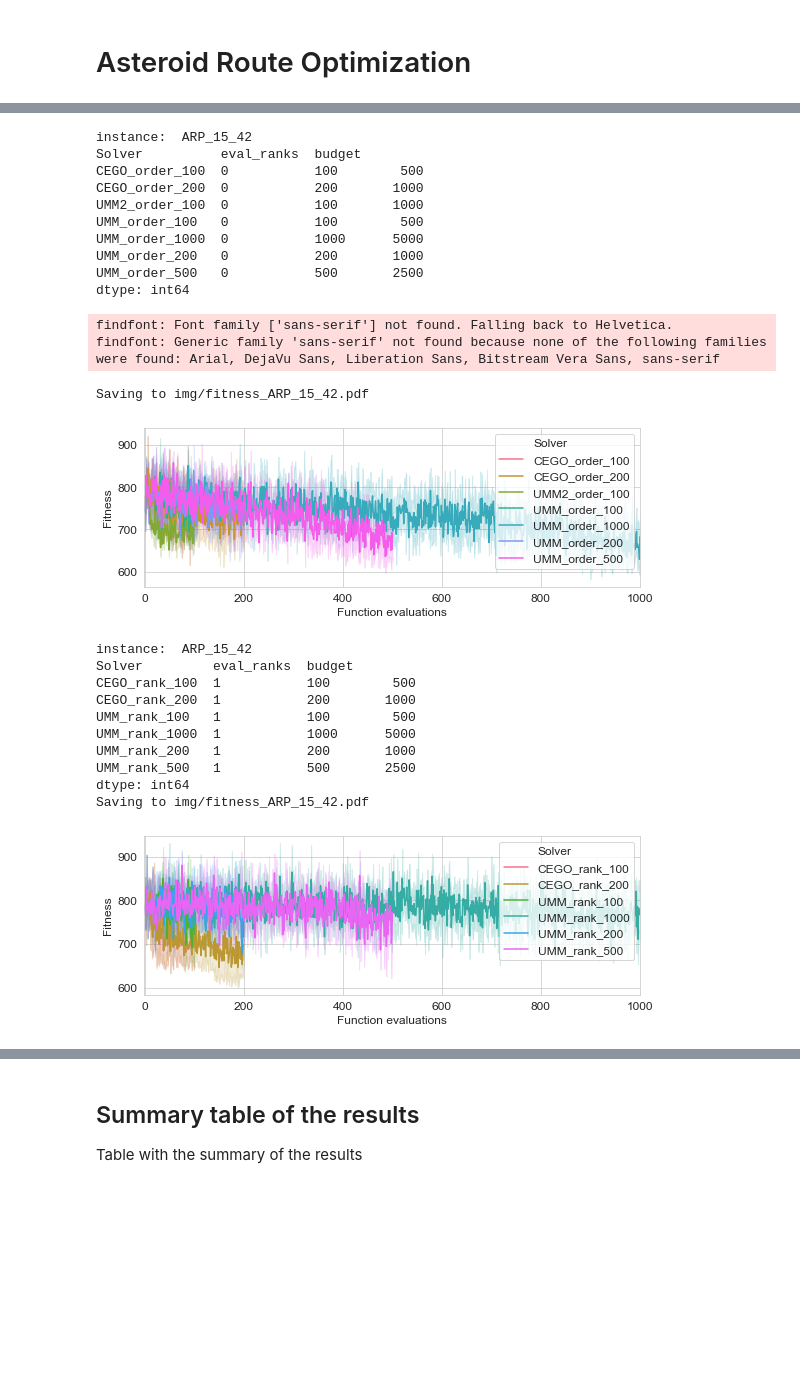
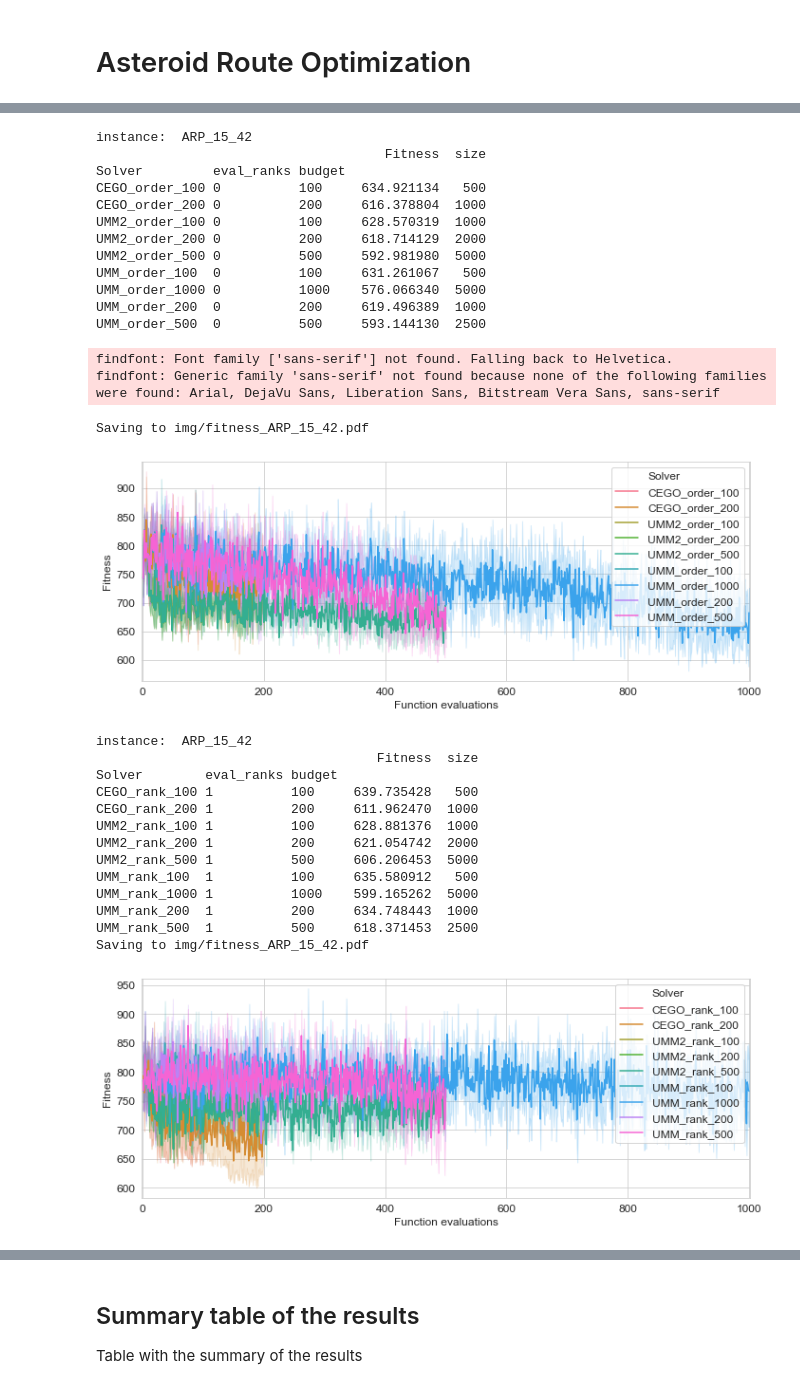
Before and after one commit to MLopez-Ibanez/AsteroidRoutingProblem, a Jupyter notebook: 4-analysis.ipynb, the cells around one changed output, grey strips where cells are left out. Saved outputs shown, nothing was run; the diff lists cells and outputs as text; code cells hidden in the pictures; blank space fills up the shorter version.

```diff
--- a/4-analysis.ipynb
+++ b/4-analysis.ipynb
@@ -63,7 +62,6 @@ def read_alldata(pat="./results/**/*.csv.xz"):
         tmp = pd.read_csv(filename)
         print(filename)
         #tmp.instance = tmp.instance.str.replace('pfsp/','pfsp_cmax/')
-        tmp.instance = 'ARP_'+ tmp.instance
         if "dist_hamming" in filename:
             tmp['Distance'] = "hamming"
         elif "dist_kendall" in filename:
@@ -77,7 +75,13 @@ def read_alldata(pat="./results/**/*.csv.xz"):
         tmp['Solver'] += '_'
         tmp['Solver'] += tmp.budget.astype(str)
         lis.append(tmp)
-    return pd.concat(lis, sort = True)
+    df = pd.concat(lis, sort = True)
+    # Fix instance names
+    df['Instance'] = [i[-1] for i in df.instance.str.split('/').values]
+    df['Instance'] = df['Instance'].str.replace('.txt','', regex=False).str.replace('.dat', '', regex=False)
+    # Let's include the name just to be clear in the output.
+    df['instance'] = 'ARP_' + df['instance']
+    return df
 
 def check_runs(df, nruns):
     df2 = df.groupby(['Solver', 'instance','Distance',"eval_ranks","budget","Function evaluations"])['seed'].sum()
@@ -177,53 +181,60 @@ Plot the fitness along iteration of the instances in the paper, LOP and PFSP
 # %%
 def plot_fitness(df, inst):
-    subdf = df[df.instance.str.contains(inst)].sort_values('Solver')
     print("instance: ", inst)
-    print(subdf.groupby(['Solver', 'eval_ranks','budget' ]).size())
-    if len(subdf) == 0: return
-    plt.figure(figsize=(8,3))
+    if len(df) == 0: return
+    df_fitness = df.groupby(['Solver', 'eval_ranks','budget','seed']).Fitness.min().reset_index()
+    df_fitness = df_fitness.pivot_table(index=['Solver', 'eval_ranks','budget'], values='Fitness')
+    df_fitness['size'] = df.groupby(['Solver', 'eval_ranks','budget'])['Fitness'].size()
+    print(df_fitness)
+    budget = df.budget.max()
+    plt.figure(figsize=(10,4))
     val_opt = None #get_opt(inst)
-    budget = subdf.budget.max()
     if val_opt is not None:
         print("optimum: ", val_opt)
         plt.plot([0,budget],[val_opt,val_opt])
     palette = sns.color_palette("husl", subdf['Solver'].nunique())
-    g = sns.lineplot(x='Function evaluations', y='Fitness', hue='Solver', data=subdf, palette=palette)
+    g = sns.lineplot(x='Function evaluations', y='Fitness', hue='Solver', data=df, palette=palette)
     g.set(xlim=(-1, budget+1))
     plt.tight_layout()
-    filename = 'img/fitness_' + subdf.instance.iloc[0].replace('/','_').replace('.','_') + '.pdf'
+    filename = 'img/fitness_' + df.instance.iloc[0].replace('/','_').replace('.','_') + '.pdf'
     print("Saving to " + filename)
     plt.savefig(filename)
     plt.show()
 
-matplotlib.rcParams['font.size'] = 12
-sel_insts = df.instance.unique()
-for inst in sel_insts:
+sel_inst = df.instance.unique()
+for inst in sel_inst:
     for _, gdf in df.groupby('eval_ranks'):
-        plot_fitness(gdf, inst)
+        subdf = gdf[gdf.instance.str.contains(inst)].sort_values('Solver')
+        plot_fitness(subdf, inst)
 # %% [output]
 instance:  ARP_15_42
-Solver          eval_ranks  budget
-CEGO_order_100  0           100        500
-CEGO_order_200  0           200       1000
-UMM2_order_100  0           100       1000
-UMM_order_100   0           100        500
-UMM_order_1000  0           1000      5000
-UMM_order_200   0           200       1000
-UMM_order_500   0           500       2500
-dtype: int64
+                                     Fitness  size
+Solver         eval_ranks budget
+CEGO_order_100 0          100     634.921134   500
+CEGO_order_200 0          200     616.378804  1000
+UMM2_order_100 0          100     628.570319  1000
+UMM2_order_200 0          200     618.714129  2000
+UMM2_order_500 0          500     592.981980  5000
+UMM_order_100  0          100     631.261067   500
+UMM_order_1000 0          1000    576.066340  5000
+UMM_order_200  0          200     619.496389  1000
+UMM_order_500  0          500     593.144130  2500
 findfont: Font family ['sans-serif'] not found. Falling back to Helvetica.
 findfont: Generic family 'sans-serif' not found because none of the following families were found: Arial, DejaVu Sans, Liberation Sans, Bitstream Vera Sans, sans-serif
 Saving to img/fitness_ARP_15_42.pdf
-[figure, old version]
+[figure, new version]
 instance:  ARP_15_42
-Solver         eval_ranks  budget
-CEGO_rank_100  1           100        500
-CEGO_rank_200  1           200       1000
-UMM_rank_100   1           100        500
-UMM_rank_1000  1           1000      5000
-UMM_rank_200   1           200       1000
-UMM_rank_500   1           500       2500
-dtype: int64
+                                    Fitness  size
+Solver        eval_ranks budget
+CEGO_rank_100 1          100     639.735428   500
+CEGO_rank_200 1          200     611.962470  1000
+UMM2_rank_100 1          100     628.881376  1000
+UMM2_rank_200 1          200     621.054742  2000
+UMM2_rank_500 1          500     606.206453  5000
+UMM_rank_100  1          100     635.580912   500
+UMM_rank_1000 1          1000    599.165262  5000
+UMM_rank_200  1          200     634.748443  1000
+UMM_rank_500  1          500     618.371453  2500
 Saving to img/fitness_ARP_15_42.pdf
-[figure, old version]
+[figure, new version]
 instance:  ARP_20_42
```
Also changed, not shown: parts of 10 cells of this notebook, 1 other file.
